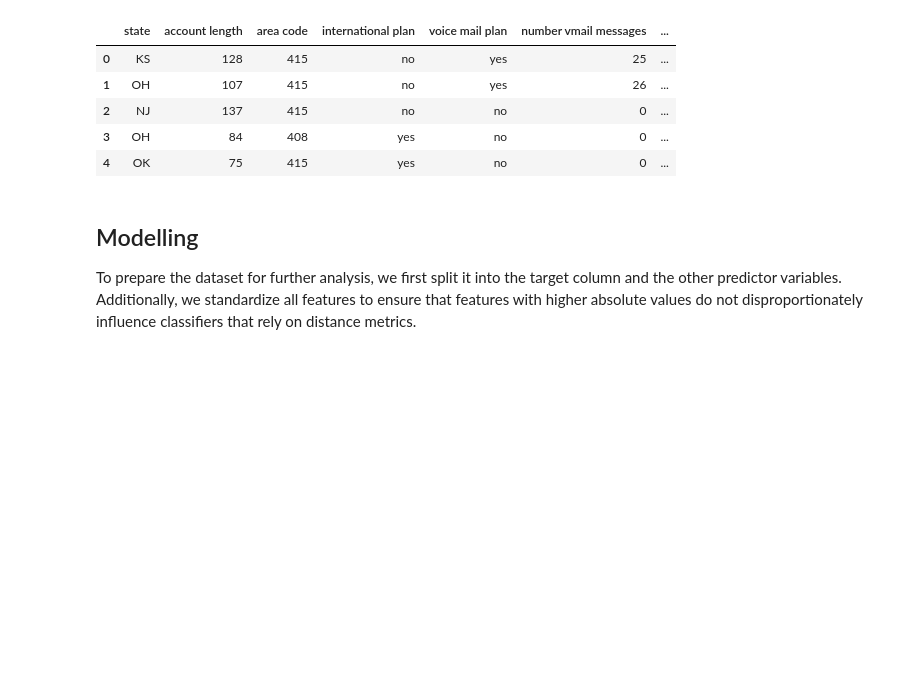
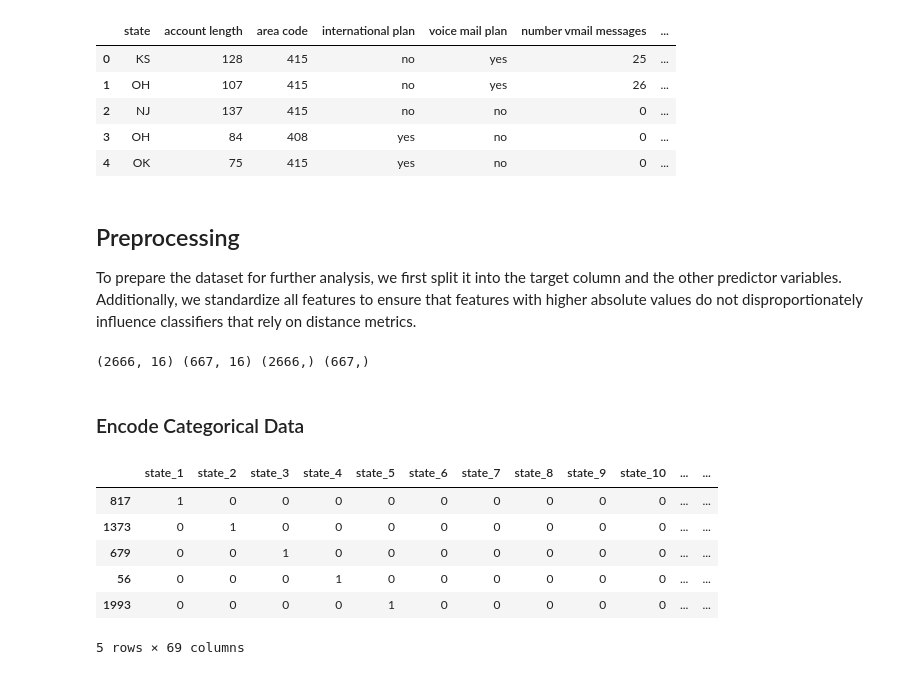
Before and after one commit to Giwanji/dsc-phase3-project, a Jupyter notebook: churn_prediction_model.ipynb, the cells around one changed output. Drawn from its saved outputs; the diff is of its cells as text; code cells hidden in the pictures; blank space fills up the shorter version.

Commit message:
Preprocessing

```diff
--- a/churn_prediction_model.ipynb
+++ b/churn_prediction_model.ipynb
@@ -409,10 +404,10 @@ Shape of reduced_df  (3333, 17) shape of original_df (3333, 21)
 | 3 | OH | 84 | 408 | yes | no | 0 | ... |
 | 4 | OK | 75 | 415 | yes | no | 0 | ... |
 # %% [markdown]
-## Modelling
+## Preprocessing
 
 To prepare the dataset for further analysis, we first split it into the target column and the other predictor variables. Additionally, we standardize all features to ensure that features with higher absolute values do not disproportionately influence classifiers that rely on distance metrics.
 # %%
 # splitting the dataset into feature vectors and the target variable
 y = reduced_df["churn"]
-X = reduced_df.drop(["churn"], axis=1)
+X = reduced_df.drop(["churn","churn_label"], axis=1)
@@ -418,0 +417,30 @@ X = reduced_df.drop(["churn"], axis=1)
+# %%
+print(X_train.shape, X_test.shape, y_train.shape, y_test.shape)
+# %% [output]
+(2666, 16) (667, 16) (2666,) (667,)
+# %% [markdown]
+### Encode Categorical Data
+# %%
+
+# Splitting the dataset into training and testing sets
+X_train, X_test, y_train, y_test = train_test_split(X, y, test_size=0.2, random_state=42)
+
+# List of Categorical Columns
+categorical_columns = X_train.select_dtypes(include=['object']).columns.tolist()
+
+# One hot encode categorical features using category_encoders library
+ohe = ce.OneHotEncoder(cols=categorical_columns, handle_missing="value", handle_unknown="ignore")
+
+# Fit and transform the data
+X_train = ohe.fit_transform(X_train)
+X_test = ohe.transform(X_test)
+
+X_train.head()
+# %% [output]
+|  | state_1 | state_2 | state_3 | state_4 | state_5 | state_6 | state_7 | state_8 | state_9 | state_10 | ... | ... |
+| 817 | 1 | 0 | 0 | 0 | 0 | 0 | 0 | 0 | 0 | 0 | ... | ... |
+| 1373 | 0 | 1 | 0 | 0 | 0 | 0 | 0 | 0 | 0 | 0 | ... | ... |
+| 679 | 0 | 0 | 1 | 0 | 0 | 0 | 0 | 0 | 0 | 0 | ... | ... |
+| 56 | 0 | 0 | 0 | 1 | 0 | 0 | 0 | 0 | 0 | 0 | ... | ... |
+| 1993 | 0 | 0 | 0 | 0 | 1 | 0 | 0 | 0 | 0 | 0 | ... | ... |
+5 rows × 69 columns
```
Also changed, not shown: parts of 2 cells of this notebook.
